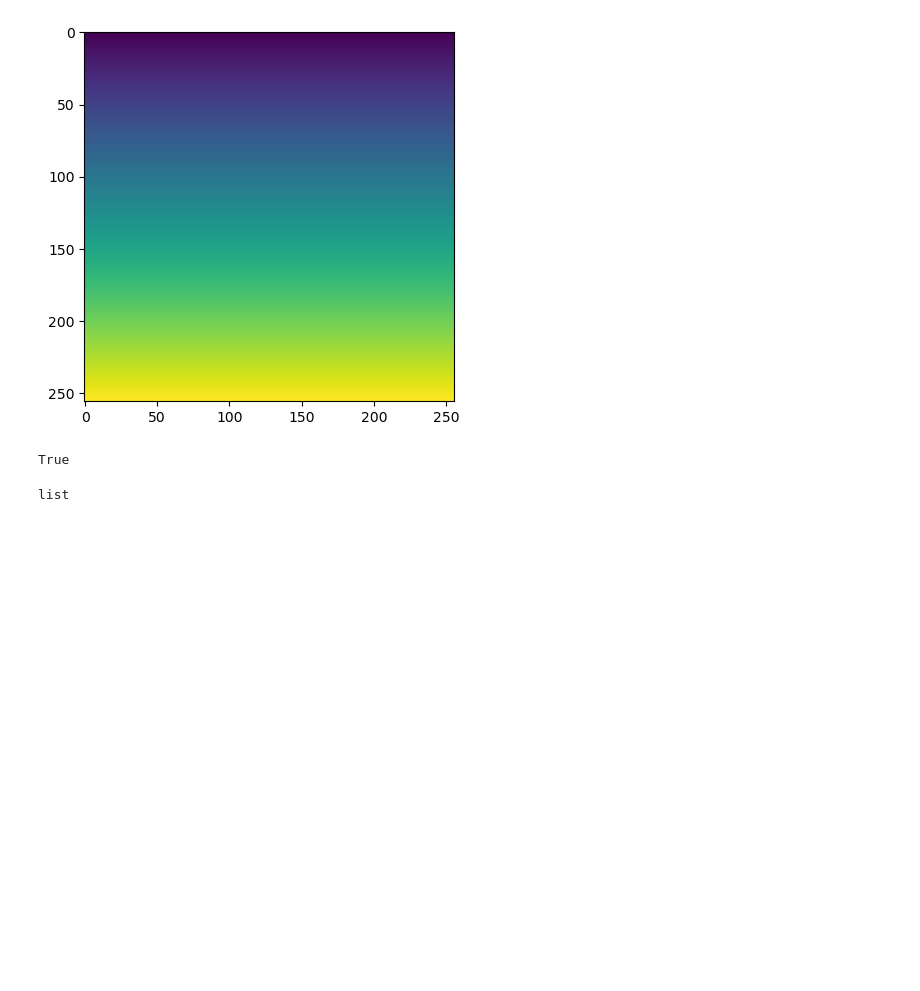
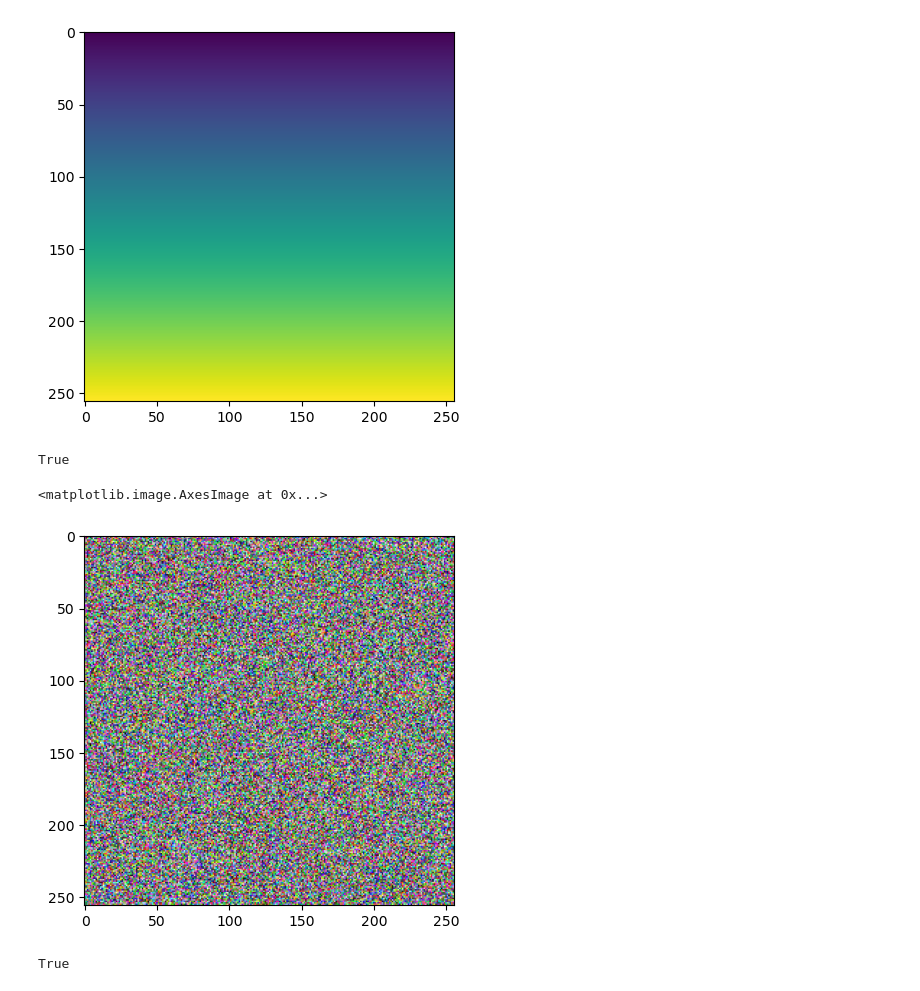
Before and after one commit to Sameershrinath/5th_sem, a Jupyter notebook: PYTHON/Image_processing/OpenCV.ipynb, the cells around one changed output. Saved outputs shown, nothing was run; the diff lists cells and outputs as text; code cells hidden in the pictures; blank space fills up the shorter version.

Commit message:
random  image generation

```diff
--- a/PYTHON/Image_processing/OpenCV.ipynb
+++ b/PYTHON/Image_processing/OpenCV.ipynb
@@ -289,7 +289,24 @@ arr=np.array(arr)
 cv.imwrite("grey_shed.png",arr)
 # %% [output]
 True
-# %%
-type(arr)
-# %% [output]
-list
+# %%
+randomimage=[]
+for i in range(256):
+    temp1=[]
+    for j in range(256):
+        temp2=[]
+        for k in range(3):
+            temp2.append(np.random.randint(0,255))
+        temp1.append(temp2)
+    randomimage.append(temp1)
+
+randomimage=np.array(randomimage)
+# %%
+plt.imshow(randomimage)
+# %% [output]
+<matplotlib.image.AxesImage at 0x...>
+[figure, added]
+# %%
+cv.imwrite("randomimage.png",randomimage)
+# %% [output]
+True
```
Also changed, not shown: 1 other file.
